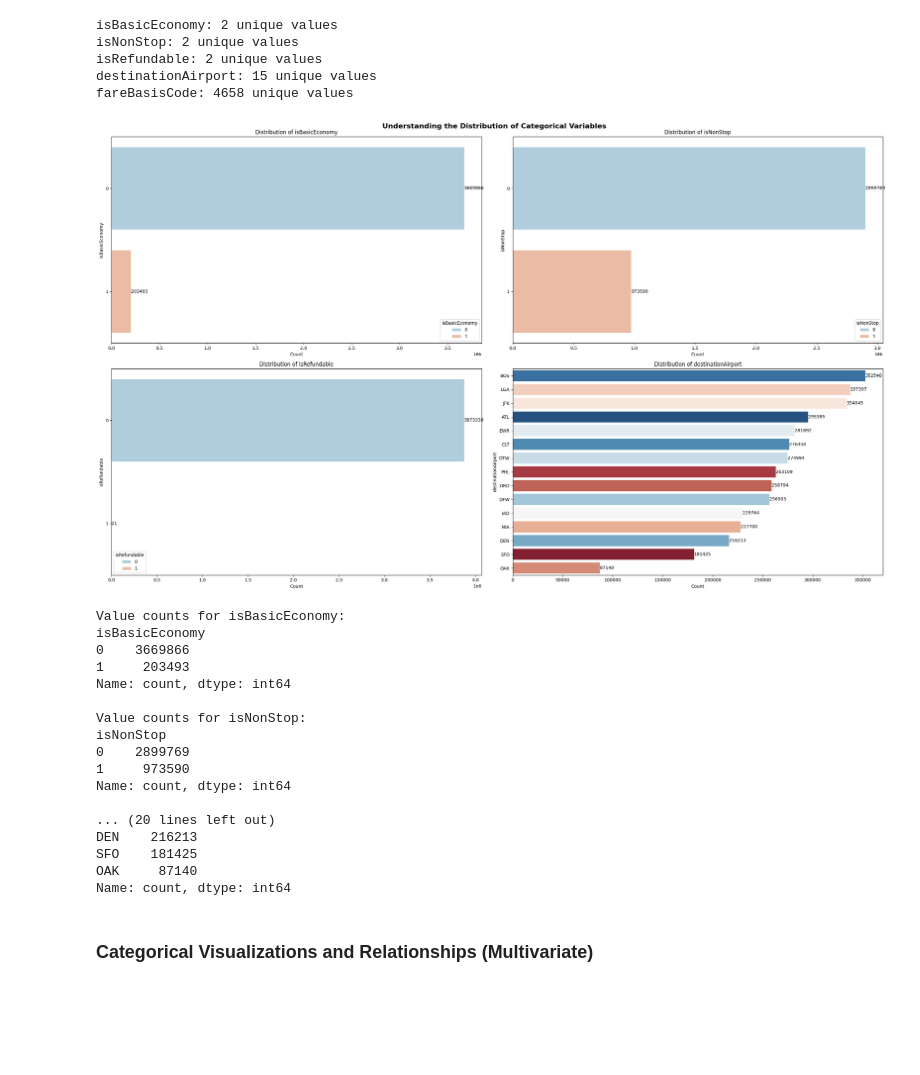
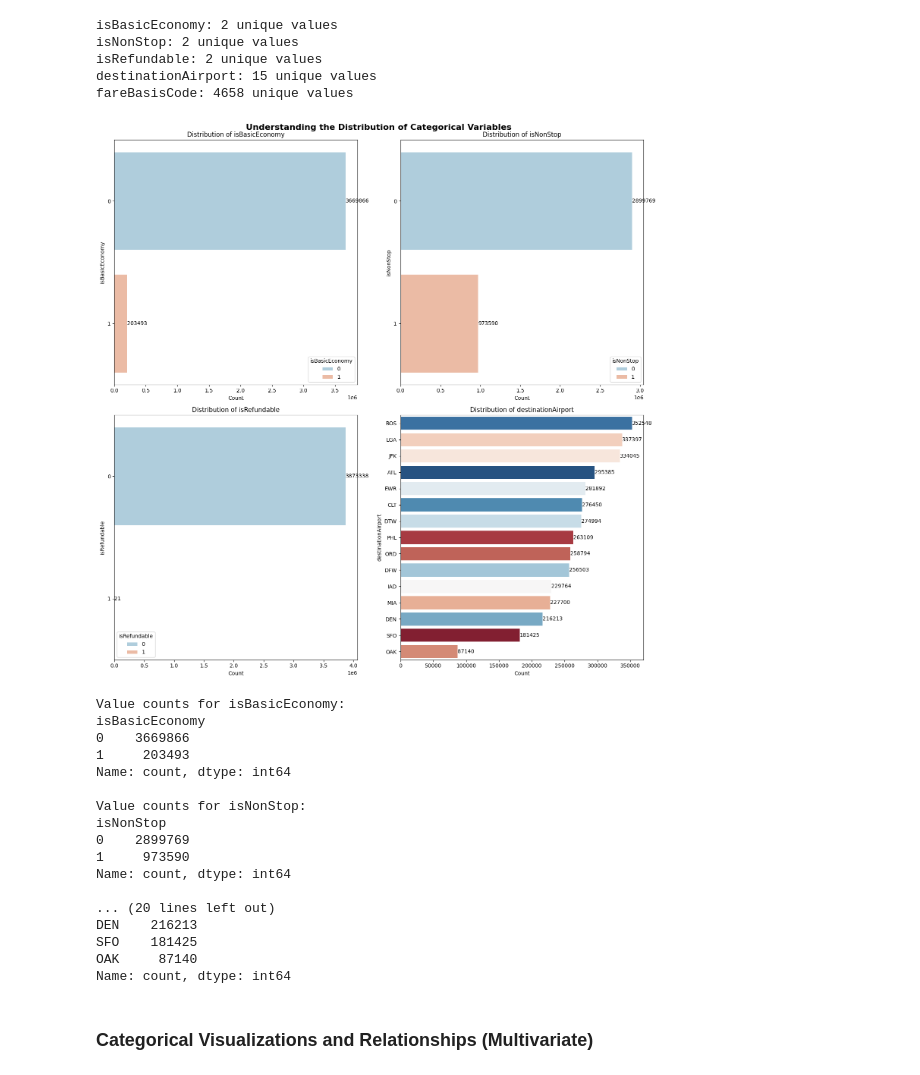
Before and after one commit to camrync23/Capstone-Project, a Jupyter notebook: notebooks/data_exploration.ipynb, the cells around one changed output. Saved outputs shown, nothing was run; the diff lists cells and outputs as text; code cells hidden in the pictures; blank space fills up the shorter version.

Commit message:
Week4, code correction
Correction, checking for null was accidentally dropped. Reintroduced

```diff
--- a/notebooks/data_exploration.ipynb
+++ b/notebooks/data_exploration.ipynb
@@ -64,0 +55,5 @@ df.head()
+# %%
+#Look for null values
+df.isnull().sum()
+#Drop null values
+df = df.dropna()
@@ -277,30 +280,30 @@ fareBasisCode: 4658 unique values
 # %%
 categorical_features_refined = ['isBasicEconomy', 'isNonStop', 'isRefundable', 'destinationAirport']
 
-fig, axes = plt.subplots(2, 2, figsize=(25, 15))
+fig, axes = plt.subplots(2, 2, figsize=(15, 15))
 axes = axes.flatten()
 
 for i, col in enumerate(categorical_features_refined):
     ax = sns.countplot(y=df[col], ax=axes[i], order=df[col].value_counts().index, hue=df[col], palette="RdBu_r")
 
     # Add count labels to each bar
     for container in ax.containers:
         ax.bar_label(container, fmt='%d')
 
     axes[i].set_title(f"Distribution of {col}")
     axes[i].set_xlabel("Count")
 
 fig.suptitle("Understanding the Distribution of Categorical Variables", fontsize=16, fontweight='bold')
 plt.tight_layout()
 plt.show()
 
 
 # Print counts of occurrences for categorical variables
 for feature in categorical_features_refined:
     print(f"\nValue counts for {feature}:")
     print(df[feature].value_counts())
 # %% [output]
-[figure, old version]
+[figure, new version]
 Value counts for isBasicEconomy:
 isBasicEconomy
 0    3669866
```
Also changed, not shown: parts of 4 cells of this notebook.
